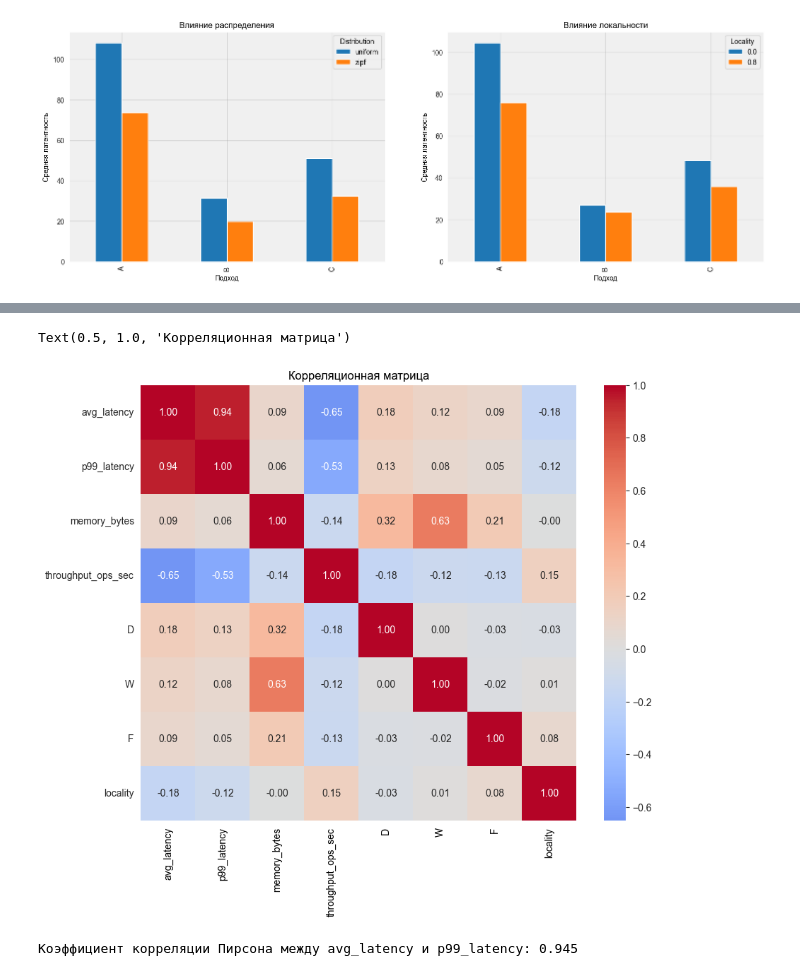
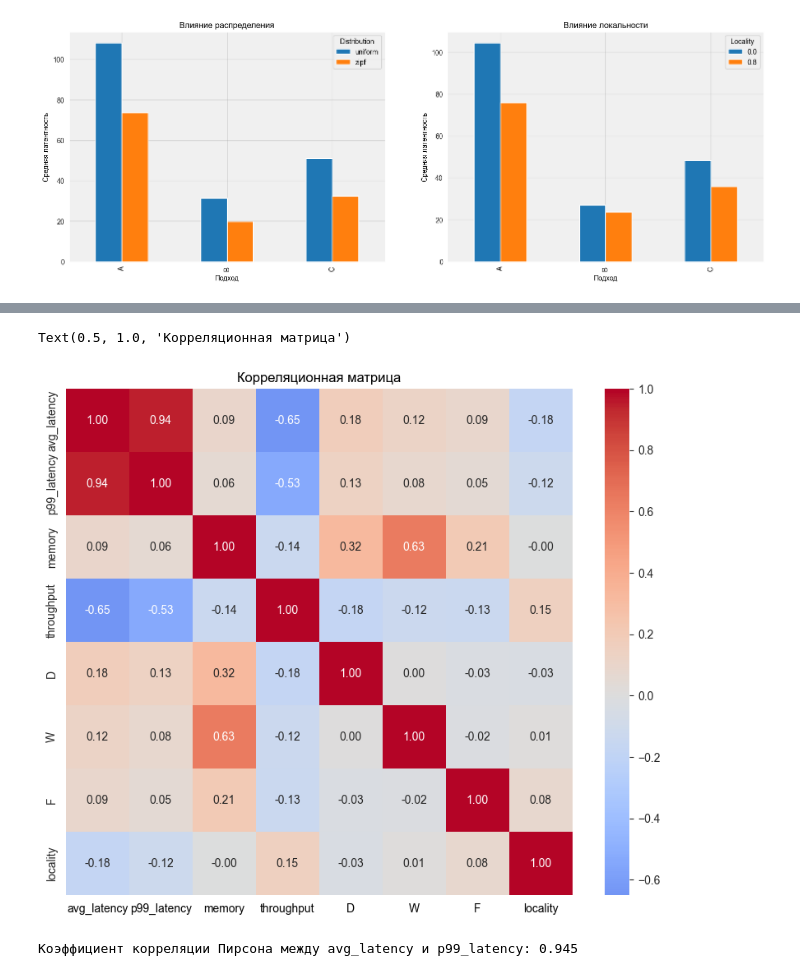
Before and after one commit to p1k777/mega-cool-in-memory-file-systems-research, a Jupyter notebook: ml_model/main.ipynb, the cells around one changed output, grey strips where cells are left out. Cells and saved outputs as stored; diff of their text form; code cells hidden in the pictures.

```diff
--- a/ml_model/main.ipynb
+++ b/ml_model/main.ipynb
@@ -57,7 +57,7 @@ def generate_test_data(n_samples=500):
         F = np.random.choice(F_values)
         approach = np.random.choice(approaches)
         profile = np.random.choice(profiles)
-        dist = np.random.choice(distributions)
+        distribution = np.random.choice(distributions)
         locality = np.random.choice(localities)
         zipf_s = np.random.choice(zipf_s_values)
 
@@ -73,7 +73,7 @@ def generate_test_data(n_samples=500):
         op_costs = [1.0, 1.2, 1.5, 2.0, 5.0, 10.0]
         profile_factor = sum(w * c for w, c in zip(op_weights, op_costs))
 
-        if dist == "zipf":
+        if distribution == "zipf":
             dist_factor = 0.5 + 0.3 * zipf_s
         else:
             dist_factor = 1.0
@@ -117,8 +117,8 @@ def generate_test_data(n_samples=500):
                 "W": W,
                 "F": F,
                 "profile": profile,
-                "system_t": approach,
-                "dist": dist,
+                "algorithmm": approach,
+                "distribution": distribution,
                 "zipf_s": zipf_s,
                 "locality": locality,
                 "op_read": op_weights[0],
@@ -129,8 +129,8 @@ def generate_test_data(n_samples=500):
                 "op_find": op_weights[5],
                 "avg_latency": latency,
                 "p99_latency": p99_latency,
-                "memory_bytes": memory,
-                "throughput_ops_sec": throughput,
+                "memory": memory,
+                "throughput": throughput,
             }
         )
 
@@ -243,15 +243,15 @@ zipf_effect
 | B | 31.373100 | 19.898080 |
 | C | 51.106374 | 32.406407 |
 # %%
-metric_cols = ['avg_latency','p99_latency','memory_bytes','throughput_ops_sec','D','W','F','locality']
+metric_cols = ['avg_latency','p99_latency','memory','throughput','D','W','F','locality']
 corr = df[metric_cols].corr()
 
 plt.figure(figsize=(10, 8))
 sns.heatmap(corr, annot=True, fmt='.2f', cmap='coolwarm', center=0, square=True)
 plt.title('Корреляционная матрица')
 # %% [output]
 Text(0.5, 1.0, 'Корреляционная матрица')
-[figure, old version]
+[figure, new version]
 # %%
 plt.figure(figsize=(10, 8))
 for approach in ['A','B','C']:
```
Also changed, not shown: parts of 32 cells of this notebook.
